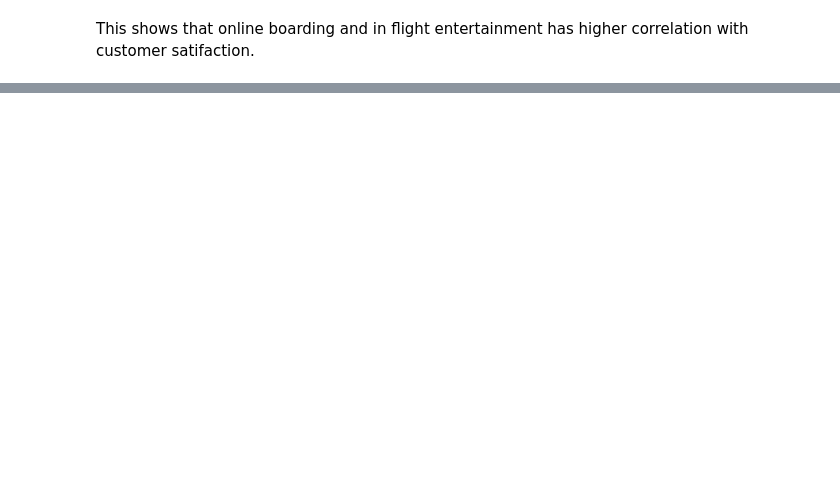
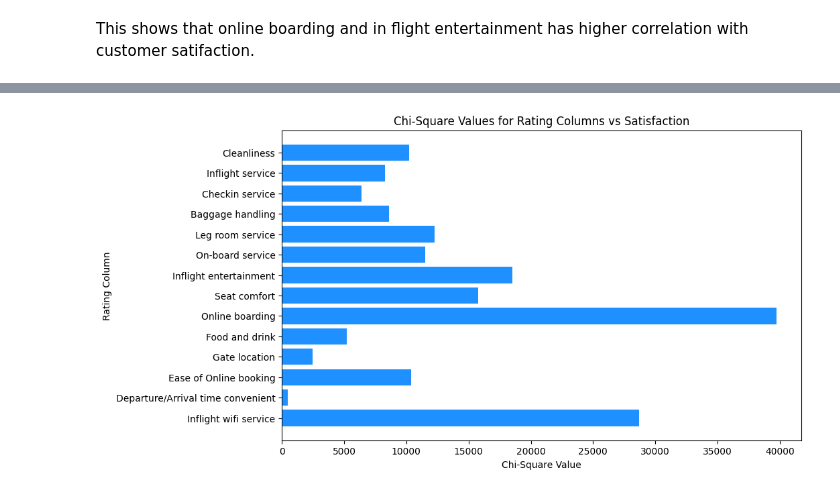
Before and after one commit to anushChrist/ML_LAB, a Jupyter notebook: 2348504_Lab2.ipynb, the cells around one changed output, grey strips where cells are left out. Drawn from its saved outputs; the diff is of its cells as text; code cells hidden in the pictures; blank space fills up the shorter version.

```diff
--- a/2348504_Lab2.ipynb
+++ b/2348504_Lab2.ipynb
@@ -276,0 +352,21 @@ This shows that online boarding and in flight entertainment has higher correlati
+# %%
+rating_columns = ['Inflight wifi service', 'Departure/Arrival time convenient',
+    'Ease of Online booking', 'Gate location', 'Food and drink',
+    'Online boarding', 'Seat comfort', 'Inflight entertainment',
+    'On-board service', 'Leg room service', 'Baggage handling',
+    'Checkin service', 'Inflight service', 'Cleanliness'
+]
+# %%
+chi_square_values = []
+for column in rating_columns:
+    contingency_table = pd.crosstab(df['satisfaction'], df[column])
+    chi2, p, dof, expected = chi2_contingency(contingency_table)
+    chi_square_values.append(chi2)
+plt.figure(figsize=(10, 6))
+plt.barh(rating_columns, chi_square_values, color='dodgerblue')
+plt.xlabel('Chi-Square Value')
+plt.ylabel('Rating Column')
+plt.title('Chi-Square Values for Rating Columns vs Satisfaction')
+plt.show()
+# %% [output]
+[figure, added]
```
Also changed, not shown: parts of 39 cells of this notebook.
